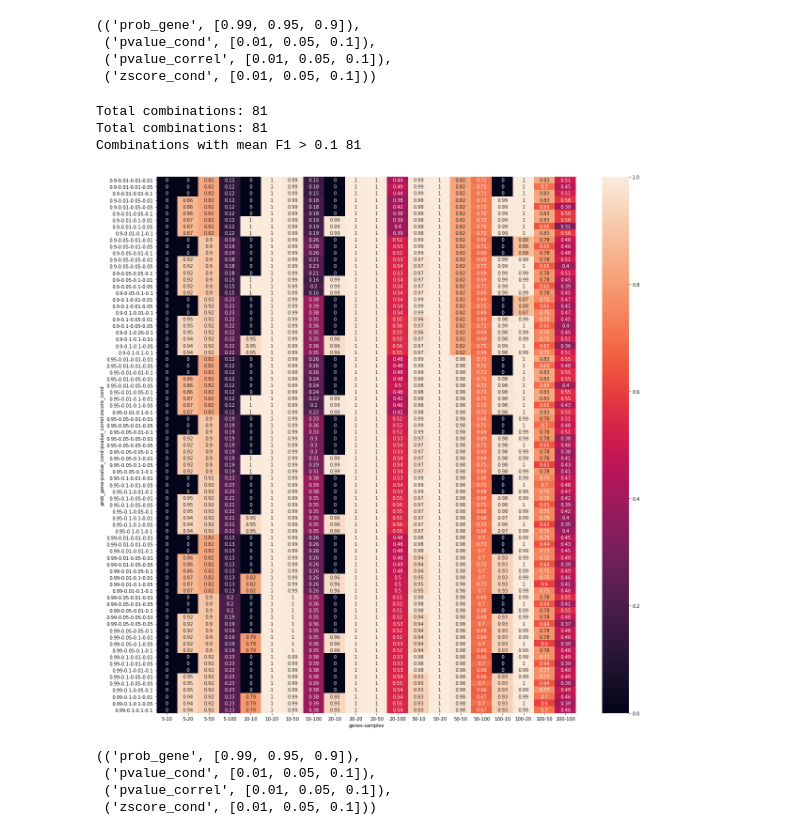
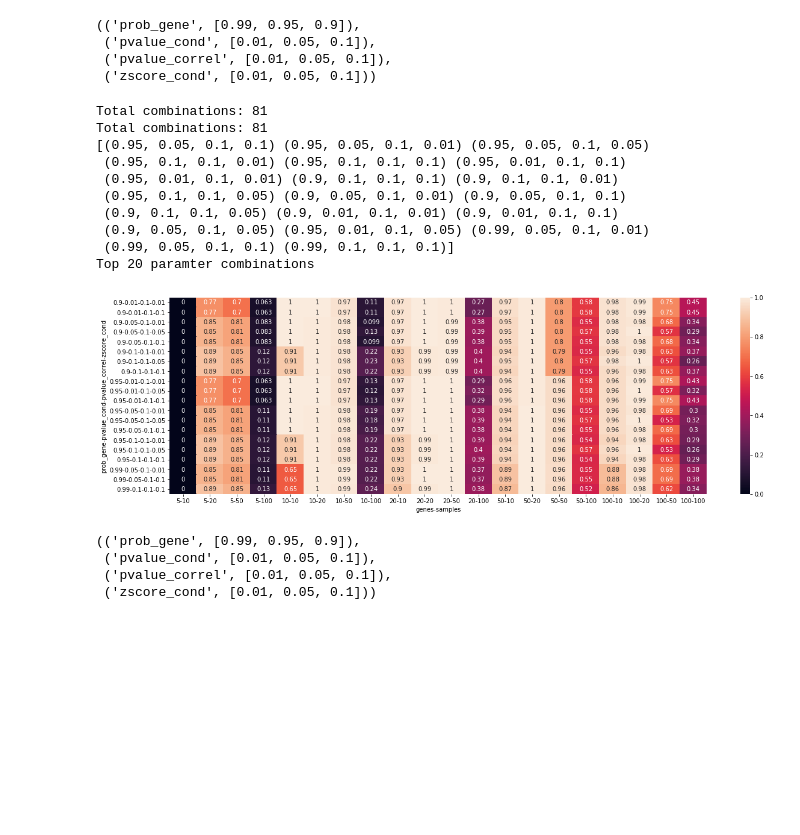
Before and after one commit to ozolotareva/DESMOND, a Jupyter notebook: hyperparameter_tuning/COALESCE_params.ipynb, the cells around one changed output. Drawn from its saved outputs; the diff is of its cells as text; code cells hidden in the pictures; blank space fills up the shorter version.

```diff
--- a/hyperparameter_tuning/COALESCE_params.ipynb
+++ b/hyperparameter_tuning/COALESCE_params.ipynb
@@ -47,5 +46,5 @@ pred_bic_dir =  out_dir+tool_name+"/"
 pred_bic_fname_prefix = fname_prefix
 pred_bic_fname_suffix = ".overlap="+overlap
 
-img_outdir = "../simulated_datasets/results/F1/img"
-tsv_outdir = "../simulated_datasets/results/F1/"
+img_outdir = "../simulated_datasets/results/J/img"
+tsv_outdir = "../simulated_datasets/results/J/"
@@ -97,17 +141,24 @@ parameters
  ('zscore_cond', [0.01, 0.05, 0.1]))
 # %%
 params = ["prob_gene","pvalue_cond","pvalue_correl","zscore_cond"]
-plot_file = img_outdir+"/" + tool_suffix+".F1_heatmap.svg"
-heatmap_outfile =  tsv_outdir+ tool_suffix+".F1_heatmap.tsv"
+plot_file = img_outdir+"/" + tool_suffix+".J_rel.heatmap.svg"
+heatmap_outfile =  tsv_outdir+ tool_suffix+".J_rel.heatmap.tsv"
 
-heatmap = plot_F1_heatmap(results,params,f1_thr=0.1,
+heatmap = plot_performance_heatmap(results,params,top=20,
                           g_sizes = [5,10,20,50,100], s_sizes = [10,20,50,100],
                           plot=True,plot_file=plot_file,outfile=heatmap_outfile)
 # %% [output]
 Total combinations: 81
 Total combinations: 81
-Combinations with mean F1 > 0.1 81
+[(0.95, 0.05, 0.1, 0.1) (0.95, 0.05, 0.1, 0.01) (0.95, 0.05, 0.1, 0.05)
+ (0.95, 0.1, 0.1, 0.01) (0.95, 0.1, 0.1, 0.1) (0.95, 0.01, 0.1, 0.1)
+ (0.95, 0.01, 0.1, 0.01) (0.9, 0.1, 0.1, 0.1) (0.9, 0.1, 0.1, 0.01)
+ (0.95, 0.1, 0.1, 0.05) (0.9, 0.05, 0.1, 0.01) (0.9, 0.05, 0.1, 0.1)
+ (0.9, 0.1, 0.1, 0.05) (0.9, 0.01, 0.1, 0.01) (0.9, 0.01, 0.1, 0.1)
+ (0.9, 0.05, 0.1, 0.05) (0.95, 0.01, 0.1, 0.05) (0.99, 0.05, 0.1, 0.01)
+ (0.99, 0.05, 0.1, 0.1) (0.99, 0.1, 0.1, 0.1)]
+Top 20 paramter combinations
-[figure, old version]
+[figure, new version]
 # %%
 parameters
 # %% [output]
```
Also changed, not shown: parts of 7 cells of this notebook, 9 other files.
